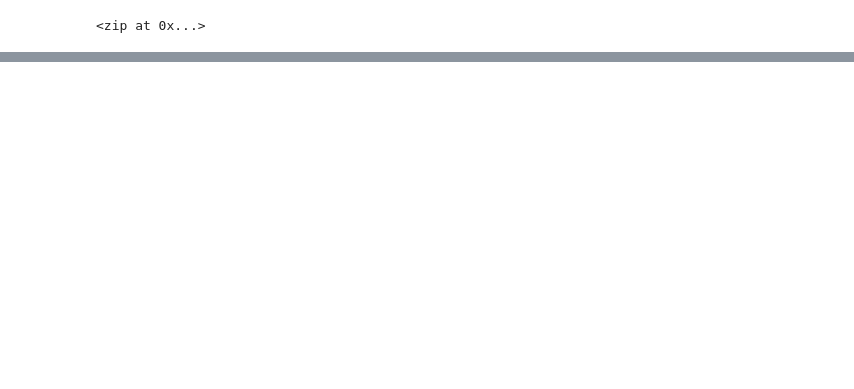
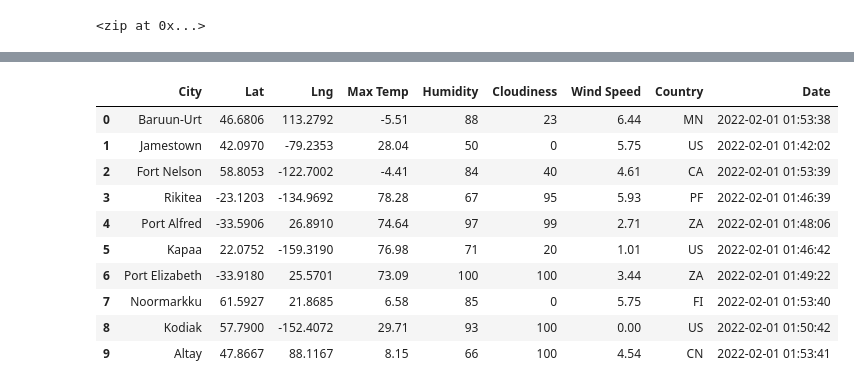
Before and after one commit to jcourt99/World_Weather_Analysis, a Jupyter notebook: WeatherPy.ipynb, the cells around one changed output, grey strips where cells are left out. Drawn from its saved outputs; the diff is of its cells as text; code cells hidden in the pictures; blank space fills up the shorter version.

```diff
--- a/WeatherPy.ipynb
+++ b/WeatherPy.ipynb
@@ -4,0 +6,6 @@ import numpy as np
+# %%
+# Import the requests library.
+import requests
+
+# Import the API key.
+url = "http://api.openweathermap.org/data/2.5/weather?units=Imperial&APPID=fe95fb56cdf8f682f5722a7b45b593c0"
@@ -31,0 +121,16 @@ len(cities)
+# %%
+# Convert the array of dictionaries to a Pandas DataFrame.
+city_data_df = pd.DataFrame(city_data)
+city_data_df.head(10)
+# %% [output]
+|  | City | Lat | Lng | Max Temp | Humidity | Cloudiness | Wind Speed | Country | Date |
+| 0 | Baruun-Urt | 46.6806 | 113.2792 | -5.51 | 88 | 23 | 6.44 | MN | 2022-02-01 01:53:38 |
+| 1 | Jamestown | 42.0970 | -79.2353 | 28.04 | 50 | 0 | 5.75 | US | 2022-02-01 01:42:02 |
+| 2 | Fort Nelson | 58.8053 | -122.7002 | -4.41 | 84 | 40 | 4.61 | CA | 2022-02-01 01:53:39 |
+| 3 | Rikitea | -23.1203 | -134.9692 | 78.28 | 67 | 95 | 5.93 | PF | 2022-02-01 01:46:39 |
+| 4 | Port Alfred | -33.5906 | 26.8910 | 74.64 | 97 | 99 | 2.71 | ZA | 2022-02-01 01:48:06 |
+| 5 | Kapaa | 22.0752 | -159.3190 | 76.98 | 71 | 20 | 1.01 | US | 2022-02-01 01:46:42 |
+| 6 | Port Elizabeth | -33.9180 | 25.5701 | 73.09 | 100 | 100 | 3.44 | ZA | 2022-02-01 01:49:22 |
+| 7 | Noormarkku | 61.5927 | 21.8685 | 6.58 | 85 | 0 | 5.75 | FI | 2022-02-01 01:53:40 |
+| 8 | Kodiak | 57.7900 | -152.4072 | 29.71 | 93 | 100 | 0.00 | US | 2022-02-01 01:50:42 |
+| 9 | Altay | 47.8667 | 88.1167 | 8.15 | 66 | 100 | 4.54 | CN | 2022-02-01 01:53:41 |
```
Also changed, not shown: parts of 7 cells of this notebook, 2 other files.
